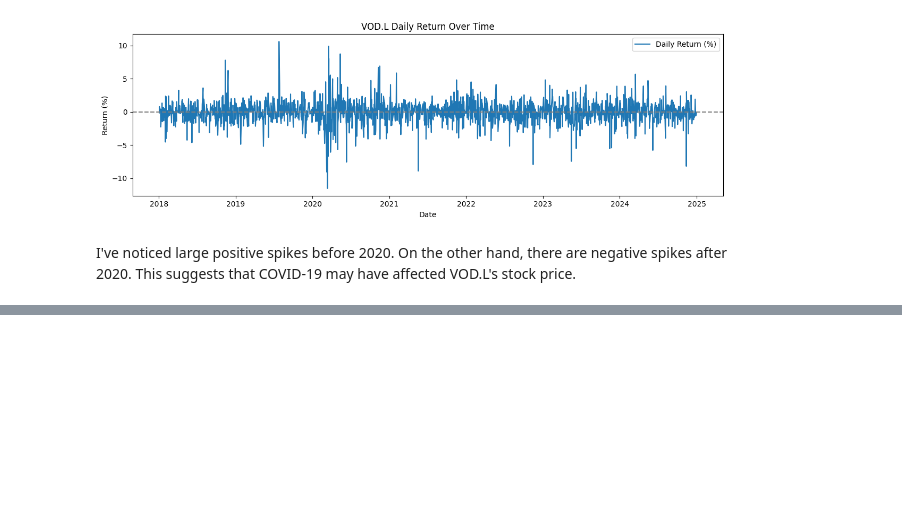
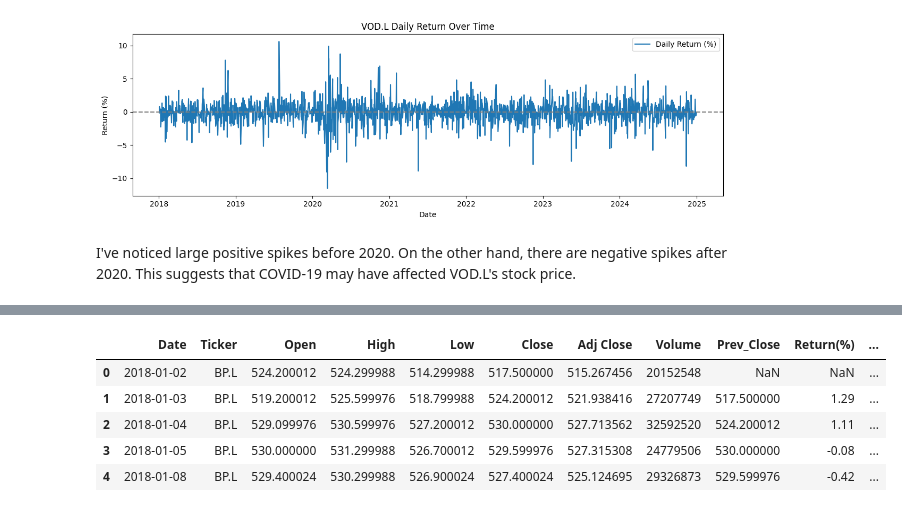
Before and after one commit to Shun3711/stock-trend-etl-spark, a Jupyter notebook: spark_jobs/stock_price_analysis.ipynb, the cells around one changed output, grey strips where cells are left out. Saved outputs shown, nothing was run; the diff lists cells and outputs as text; code cells hidden in the pictures; blank space fills up the shorter version.

```diff
--- a/spark_jobs/stock_price_analysis.ipynb
+++ b/spark_jobs/stock_price_analysis.ipynb
@@ -127,0 +148,9 @@ I've noticed large positive spikes before 2020. On the other hand, there are neg
+# %%
+df_pd.head()
+# %% [output]
+|  | Date | Ticker | Open | High | Low | Close | Adj Close | Volume | Prev_Close | Return(%) | ... |
+| 0 | 2018-01-02 | BP.L | 524.200012 | 524.299988 | 514.299988 | 517.500000 | 515.267456 | 20152548 | NaN | NaN | ... |
+| 1 | 2018-01-03 | BP.L | 519.200012 | 525.599976 | 518.799988 | 524.200012 | 521.938416 | 27207749 | 517.500000 | 1.29 | ... |
+| 2 | 2018-01-04 | BP.L | 529.099976 | 530.599976 | 527.200012 | 530.000000 | 527.713562 | 32592520 | 524.200012 | 1.11 | ... |
+| 3 | 2018-01-05 | BP.L | 530.000000 | 531.299988 | 526.700012 | 529.599976 | 527.315308 | 24779506 | 530.000000 | -0.08 | ... |
+| 4 | 2018-01-08 | BP.L | 529.400024 | 530.299988 | 526.900024 | 527.400024 | 525.124695 | 29326873 | 529.599976 | -0.42 | ... |
```
Also changed, not shown: parts of 5 cells of this notebook.
